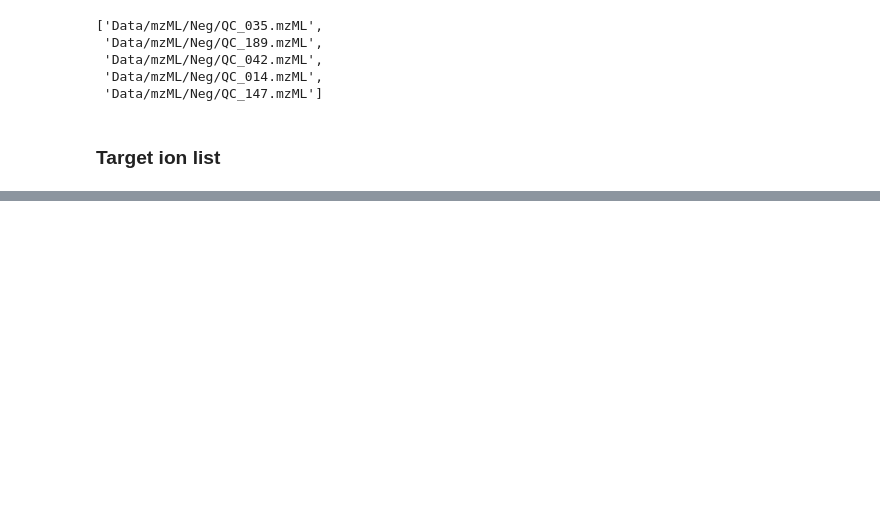
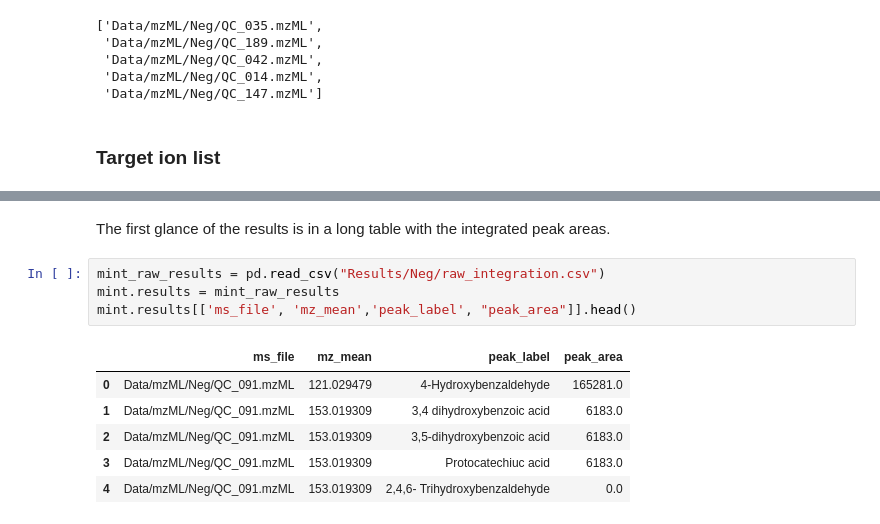
Before and after one commit to CooperstoneLab/apple_phytochemicals, a Jupyter notebook: 1_QC_targeted_integration.ipynb, the cells around one changed output, grey strips where cells are left out. Cells and saved outputs as stored; diff of their text form; blank space fills up the shorter version.

```diff
--- a/1_QC_targeted_integration.ipynb
+++ b/1_QC_targeted_integration.ipynb
@@ -51,0 +80,13 @@ target_list_neg = pd.read_excel("Data/Tables/targets.xlsx", sheet_name = "target
+# %% [markdown]
+The first glance of the results is in a long table with the integrated peak areas.
+# %%
+mint_raw_results = pd.read_csv("Results/Neg/raw_integration.csv")
+mint.results = mint_raw_results
+mint.results[['ms_file', 'mz_mean','peak_label', "peak_area"]].head()
+# %% [output]
+|  | ms_file | mz_mean | peak_label | peak_area |
+| 0 | Data/mzML/Neg/QC_091.mzML | 121.029479 | 4-Hydroxybenzaldehyde | 165281.0 |
+| 1 | Data/mzML/Neg/QC_091.mzML | 153.019309 | 3,4 dihydroxybenzoic acid | 6183.0 |
+| 2 | Data/mzML/Neg/QC_091.mzML | 153.019309 | 3,5-dihydroxybenzoic acid | 6183.0 |
+| 3 | Data/mzML/Neg/QC_091.mzML | 153.019309 | Protocatechiuc acid | 6183.0 |
+| 4 | Data/mzML/Neg/QC_091.mzML | 153.019309 | 2,4,6- Trihydroxybenzaldehyde | 0.0 |
```
Also changed, not shown: parts of 5 cells of this notebook.
